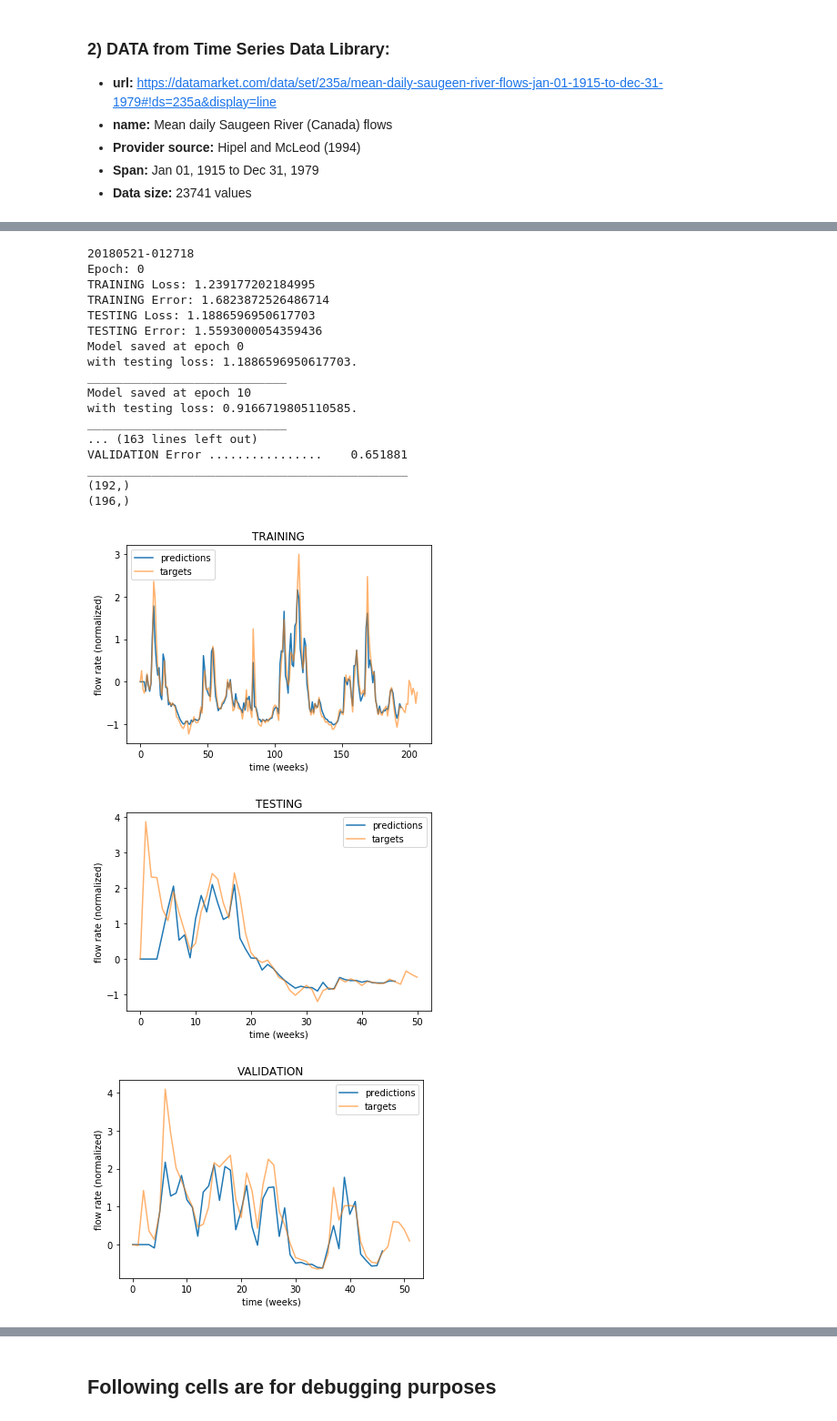
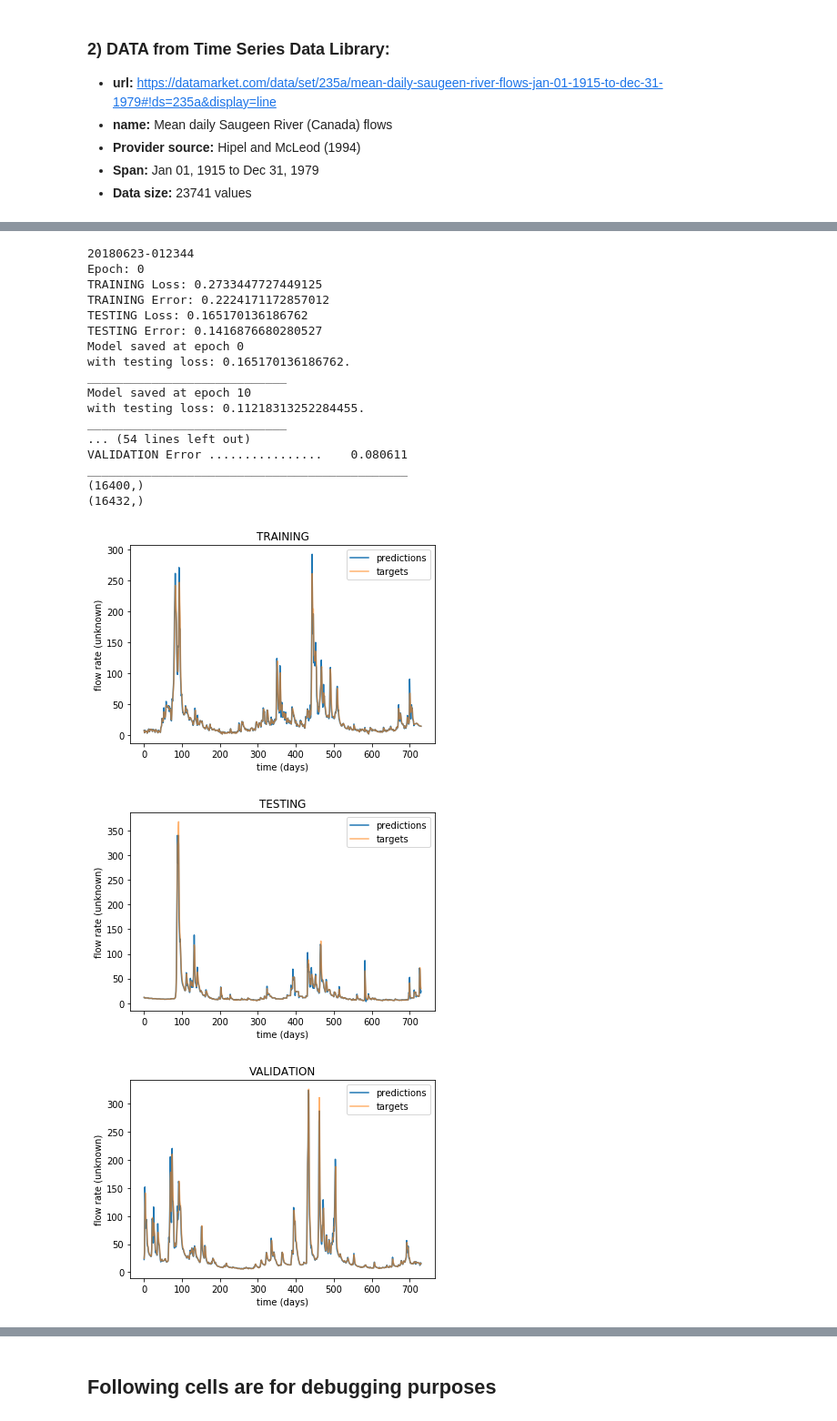
Before and after one commit to vejvarm/RNNs, a Jupyter notebook: LSTMs for River Flow/GPU_LSTM_for_predicting_river_flow.ipynb, the cells around one changed output, grey strips where cells are left out. Shown at 91% size. Cells and saved outputs as stored; diff of their text form; code cells hidden in the pictures.

```diff
--- a/LSTMs for River Flow/GPU_LSTM_for_predicting_river_flow.ipynb
+++ b/LSTMs for River Flow/GPU_LSTM_for_predicting_river_flow.ipynb
@@ -166,7 +169,7 @@ Recurrent keep probability ......    1.00
 # select input data for the network
 # 1) ... Weekly Elbe flow (normalized)
 # 2) ... Daily Saugeen flow (unknown)
-selected_data = 1
+selected_data = 2
 # %% [markdown]
 ### 1) DATA from prof. A. Procházka:
 * **url:**: http://uprt.vscht.cz/prochazka/pedag/Data/dataNN.zip
@@ -332,9 +337,10 @@ with tf.name_scope("LSTM_layer"):
 # %%
 # generate a list of predictions based on the last "par.pred_step" time-step outputs (multi-step prediction)
-prediction = [tf.matmul(outputs[-i-1],weights_out) + bias_out for i in (range(par.pred_step))] # newest prediction first
-prediction = prediction[::-1] #reverse the list (oldest prediction first)
+with tf.device(device):
+    prediction = [tf.matmul(outputs[-i-1],weights_out) + bias_out for i in (range(par.pred_step))] # newest prediction first
+    prediction = prediction[::-1] #reverse the list (oldest prediction first)
 
-prediction = tf.reshape(prediction,[-1,par.num_classes,par.pred_step])
+    prediction = tf.reshape(prediction,[-1,par.num_classes,par.pred_step])
 # %%
 # define loss function with regularization
 # loss = tf.reduce_mean(tf.nn.softmax_cross_entropy_with_logits_v2(logits=prediction, labels=y))
@@ -354,16 +363,17 @@ optimizer = tf.train.AdamOptimizer(learning_rate).minimize(loss)
 # %%
-# denormalize data (from (0,1)):
-# denormalized_prediction = min_of_data + tf.multiply(prediction, tf.subtract(max_of_data,min_of_data))
-# denormalized_y = min_of_data + tf.multiply(y, tf.subtract(max_of_data,min_of_data))
+with tf.device(device):
+    # denormalize data (from (0,1)):
+    # denormalized_prediction = min_of_data + tf.multiply(prediction, tf.subtract(max_of_data,min_of_data))
+    # denormalized_y = min_of_data + tf.multiply(y, tf.subtract(max_of_data,min_of_data))
 
-# denormalize data (from (-1,1)): <- better
-denormalized_prediction = mean_of_data + tf.multiply(prediction, std_of_data)
-denormalized_y = mean_of_data + tf.multiply(y, std_of_data)
+    # denormalize data (from (-1,1)): <- better
+    denormalized_prediction = mean_of_data + tf.multiply(prediction, std_of_data)
+    denormalized_y = mean_of_data + tf.multiply(y, std_of_data)
 
-# calculate relative error of denormalized data:
-with tf.name_scope("SMAPE"):
-    SMAPE = 2*tf.reduce_mean(tf.divide(tf.abs(tf.subtract(denormalized_prediction,denormalized_y))
-                                       ,tf.add(tf.abs(denormalized_y),tf.abs(denormalized_prediction))))
+    # calculate relative error of denormalized data:
+    with tf.name_scope("SMAPE"):
+        SMAPE = 2*tf.reduce_mean(tf.divide(tf.abs(tf.subtract(denormalized_prediction,denormalized_y))
+                                           ,tf.add(tf.abs(denormalized_y),tf.abs(denormalized_prediction))))
 # %%
 # TensorBoard summaries (visualization logs)
 # histogram summary for output weights
@@ -563,7 +573,10 @@ else:
 print(now.strftime("%Y%m%d-%H%M%S"))
 
 for repeat in range(par.n_repeats):
-    with tf.Session() as session:
+    with tf.Session(config=tf.ConfigProto(log_device_placement=True)) as session:
+
+        # take note of time at the start of training
+        time_train_start = time.time()
 
         # initialize helping variables
         stop_training = False
@@ -618,6 +631,14 @@ for repeat in range(par.n_repeats):
             if stop_training:
                 print("The training process stopped prematurely at epoch {}.".format(epoch))
                 break
+
+        # take note of time at the end of training
+        time_train_end = time.time()
+
+        # print training time per epoch
+        time_train = time_train_end - time_train_start
+        print("The training took {} seconds.".format(time_train))
+        print("Average {} seconds/epoch".format(time_train/epoch))
 
 
     # Restoring the model coefficients with best results
@@ -725,44 +746,44 @@ _____________________________________________'''.format(now.strftime("%Y%m%d-%H%
     f_training = plt.figure()
     plot_results(prediction_train[plot_start:plot_end], y_train_denorm[plot_start:plot_end], selected_data)
     plt.title('TRAINING')
 
     f_testing = plt.figure()
     plot_results(prediction_test[plot_start:plot_end], y_test_denorm[plot_start:plot_end], selected_data)
     plt.title('TESTING')
 
     f_validation = plt.figure()
     plot_results(prediction_validation[plot_start:plot_end], y_validation_denorm[plot_start:plot_end], selected_data)
     plt.title('VALIDATION')
     plt.show()
 
     # Save the figures:
     img_save_dir = "{}IMG".format(logdir)
     save_dir_path = os.path.join(os.curdir, img_save_dir)
     os.makedirs(save_dir_path, exist_ok=True)
 
     f_training.savefig(save_dir_path + "/training{}.pdf".format(repeat), bbox_inches='tight')
     f_testing.savefig(save_dir_path + "/testing{}.pdf".format(repeat), bbox_inches='tight')
     f_validation.savefig(save_dir_path + "/validation{}.pdf".format(repeat), bbox_inches='tight')
 
     print("Figures saved to: {}".format(save_dir_path))
 # %% [output]
-20180521-012718
+20180623-012344
 Epoch: 0
-TRAINING Loss: 1.239177202184995
-TRAINING Error: 1.6823872526486714
-TESTING Loss: 1.1886596950617703
-TESTING Error: 1.5593000054359436
+TRAINING Loss: 0.2733447727449125
+TRAINING Error: 0.2224171172857012
+TESTING Loss: 0.165170136186762
+TESTING Error: 0.1416876680280527
 Model saved at epoch 0
-with testing loss: 1.1886596950617703.
+with testing loss: 0.165170136186762.
 ____________________________
 Model saved at epoch 10
-with testing loss: 0.9166719805110585.
+with testing loss: 0.11218313252284455.
 ____________________________
-... (163 lines left out)
-VALIDATION Error ................    0.651881
+... (54 lines left out)
+VALIDATION Error ................    0.080611
 _____________________________________________
-(192,)
-(196,)
+(16400,)
+(16432,)
-[figure, old version]
+[figure, new version]
-[figure, old version]
+[figure, new version]
-[figure, old version]
+[figure, new version]
```
Also changed, not shown: parts of 16 cells of this notebook, 49 other files.
